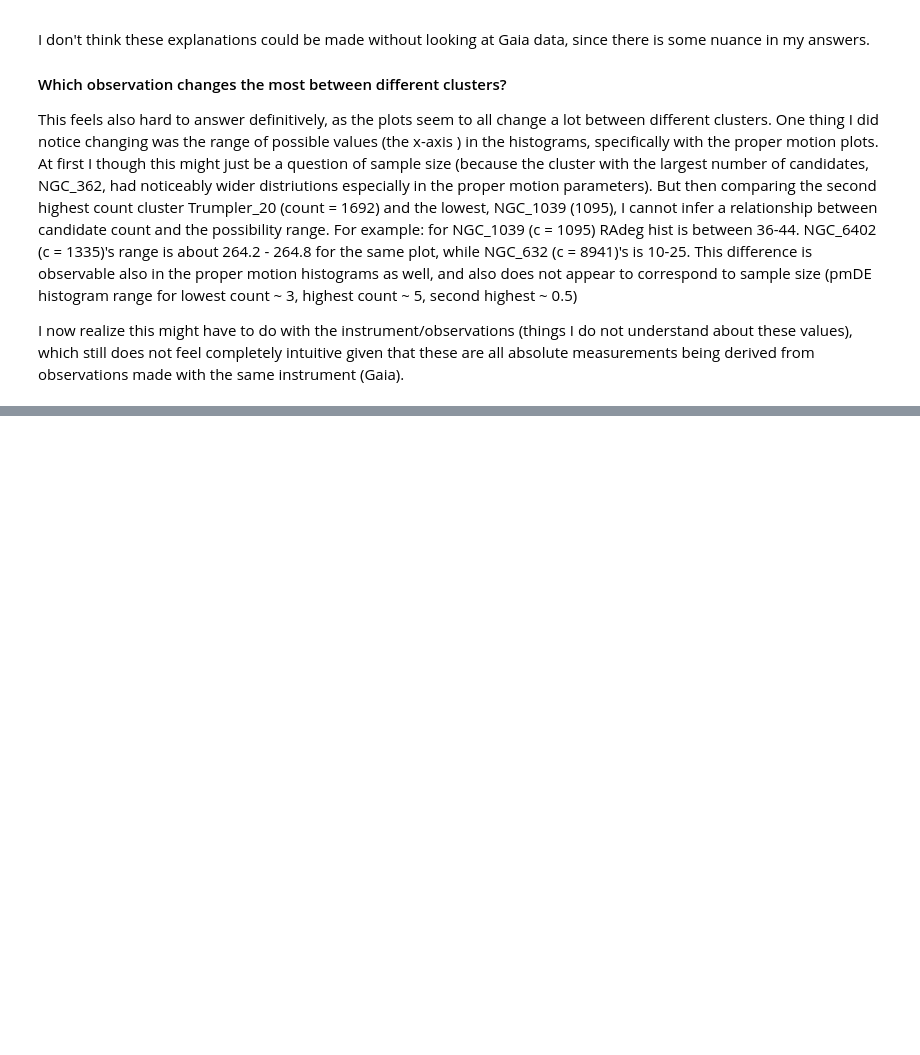
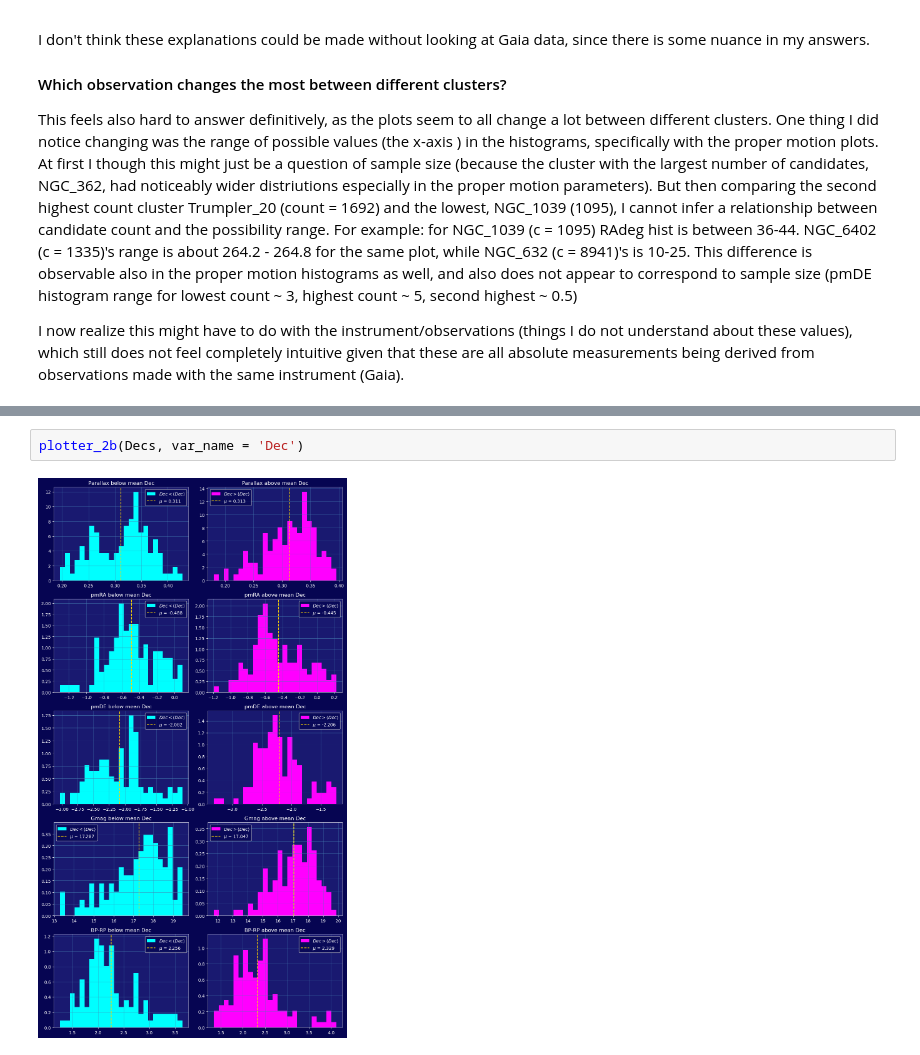
Before and after one commit to lea-y01/phys_stats, a Jupyter notebook: assignments/assignment_1/Assignment_1_V2.ipynb, the cells around one changed output, grey strips where cells are left out. Cells and saved outputs as stored; diff of their text form; blank space fills up the shorter version.

```diff
--- a/assignments/assignment_1/Assignment_1_V2.ipynb
+++ b/assignments/assignment_1/Assignment_1_V2.ipynb
@@ -333,0 +550,4 @@ I now realize this might have to do with the instrument/observations (things I d
+# %%
+plotter_2b(Decs, var_name = 'Dec')
+# %% [output]
+[figure, added]
```
Also changed, not shown: parts of 23 cells of this notebook, 1 other file.
